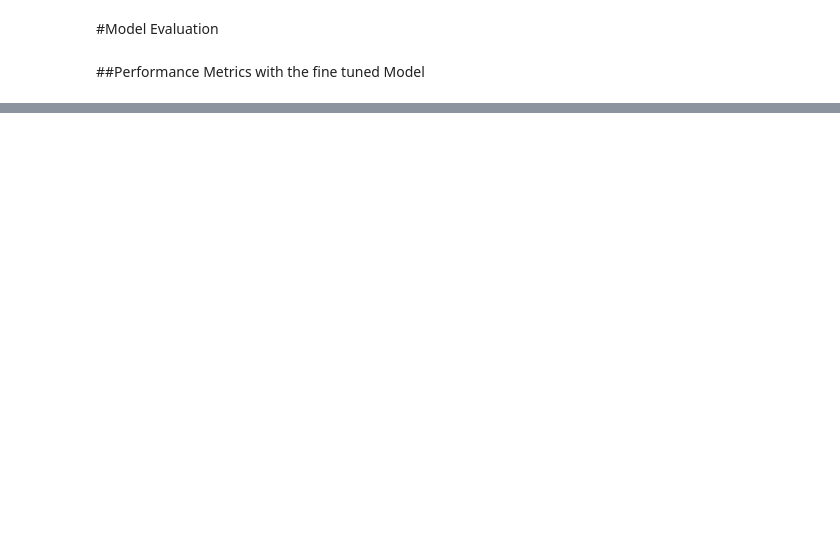
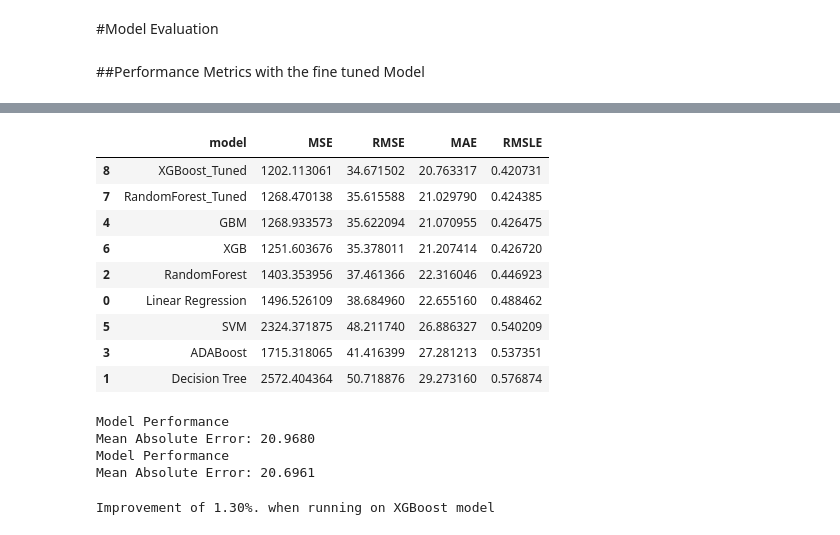
Before and after one commit to rafatb/Berlin_Airbnb_Price_Prediction, a Jupyter notebook: 5_Airbnb_Berlin_Model_and_Hyperparameter_Finetuning.ipynb, the cells around one changed output, grey strips where cells are left out. Drawn from its saved outputs; the diff is of its cells as text; code cells hidden in the pictures; blank space fills up the shorter version.

```diff
--- a/5_Airbnb_Berlin_Model_and_Hyperparameter_Finetuning.ipynb
+++ b/5_Airbnb_Berlin_Model_and_Hyperparameter_Finetuning.ipynb
@@ -484,0 +543,54 @@ models_list.sort_values('MAE')
+# %%
+from sklearn.metrics import mean_absolute_error, mean_squared_error
+from sklearn.metrics import r2_score
+import numpy as np
+from xgboost import XGBRegressor
+
+# Fit the base model (XGBoost) for comparison (without hyperparameter tuning)
+base_model = XGBRegressor(random_state=42)
+base_model.fit(X_train, y_train)
+
+# Get the best estimator from RandomizedSearchCV (optimized XGBoost model)
+best_xgb_model = xgb_random.best_estimator_
+# %%
+# make predictions on the validation set
+y_val_pred_xgb_best_random = best_xgb_model.predict(X_val)
+
+model_dict = {"model":"XGBoost_Tuned"}
+model_dict.update(regressionMetrics(y_val, y_val_pred_xgb_best_random))
+new_row = pd.DataFrame([model_dict])
+models_list = pd.concat([models_list, new_row], ignore_index=True)
+models_list.sort_values('MAE')
+# %% [output]
+|  | model | MSE | RMSE | MAE | RMSLE |
+| 8 | XGBoost_Tuned | 1202.113061 | 34.671502 | 20.763317 | 0.420731 |
+| 7 | RandomForest_Tuned | 1268.470138 | 35.615588 | 21.029790 | 0.424385 |
+| 4 | GBM | 1268.933573 | 35.622094 | 21.070955 | 0.426475 |
+| 6 | XGB | 1251.603676 | 35.378011 | 21.207414 | 0.426720 |
+| 2 | RandomForest | 1403.353956 | 37.461366 | 22.316046 | 0.446923 |
+| 0 | Linear Regression | 1496.526109 | 38.684960 | 22.655160 | 0.488462 |
+| 5 | SVM | 2324.371875 | 48.211740 | 26.886327 | 0.540209 |
+| 3 | ADABoost | 1715.318065 | 41.416399 | 27.281213 | 0.537351 |
+| 1 | Decision Tree | 2572.404364 | 50.718876 | 29.273160 | 0.576874 |
+# %%
+# Fit the base model (XGBoost) for comparison (without hyperparameter tuning)
+base_model = XGBRegressor(random_state=42)
+base_model.fit(X_train, y_train)
+
+# Evaluate the base XGBoost model (returns MAE)
+base_xgb_accuracy = evaluate(base_model, X_test, y_test)
+
+# Get the best estimator from RandomizedSearchCV (optimized XGBoost model)
+best_xgb_model = xgb_random.best_estimator_
+
+# Evaluate the optimized XGBoost model (returns MAE)
+xgb_best_accuracy = evaluate(best_xgb_model, X_test, y_test)
+# %% [output]
+Model Performance
+Mean Absolute Error: 20.9680
+Model Performance
+Mean Absolute Error: 20.6961
+# %%
+print('Improvement of {:0.2f}%. when running on XGBoost model '.format( 100 * (base_xgb_accuracy - xgb_best_accuracy) / base_xgb_accuracy))
+# %% [output]
+Improvement of 1.30%. when running on XGBoost model
```
Also changed, not shown: parts of 31 cells of this notebook.
